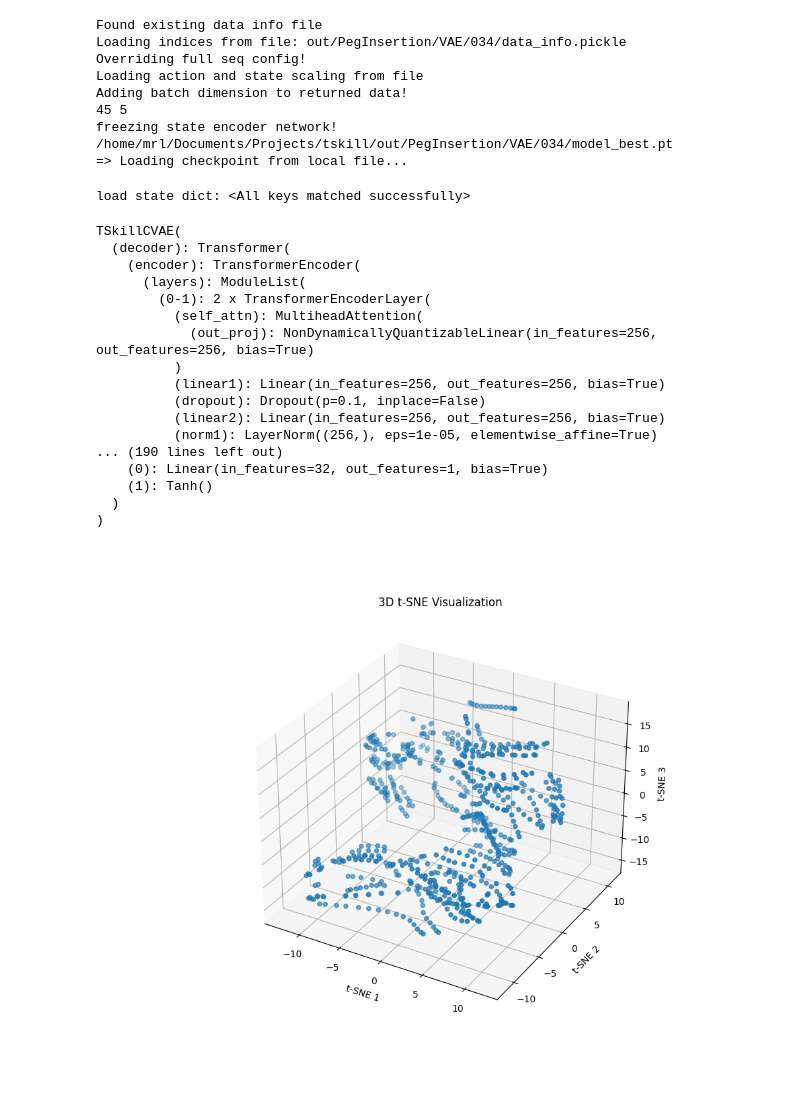
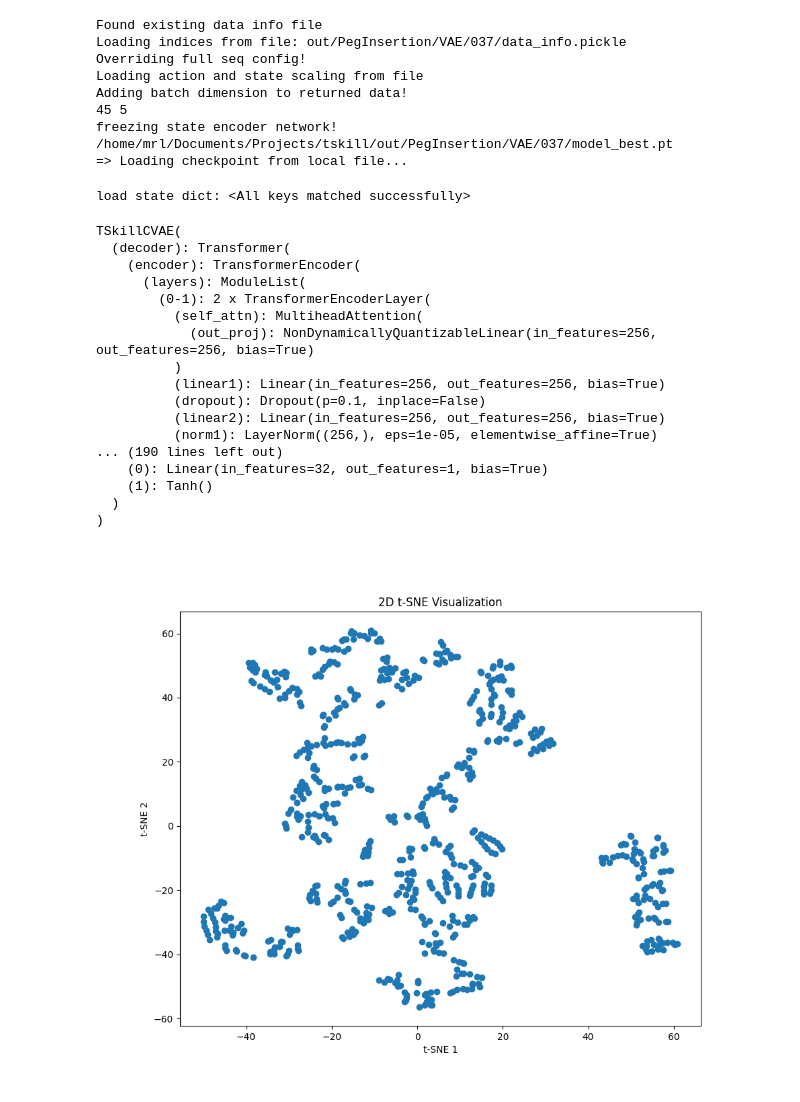
Before and after one commit to apalleiko/tskill, a Jupyter notebook: tsne.ipynb, the cells around one changed output. Drawn from its saved outputs; the diff is of its cells as text; code cells hidden in the pictures.

```diff
--- a/tsne.ipynb
+++ b/tsne.ipynb
@@ -13,7 +13,7 @@ from policy import config
 from policy.dataset.ms2dataset import get_MS_loaders
 from policy.checkpoints import CheckpointIO
 
-model_dir = "/home/mrl/Documents/Projects/tskill/out/PegInsertion/VAE/034"
+model_dir = "/home/mrl/Documents/Projects/tskill/out/PegInsertion/VAE/037"
 cfg_path = os.path.join(model_dir, "config.yaml")
 cfg = config.load_config(cfg_path, None)
 
@@ -39,13 +39,13 @@ stt_encoder = model.stt_encoder
 model.eval()
 # %% [output]
 Found existing data info file
-Loading indices from file: out/PegInsertion/VAE/034/data_info.pickle
+Loading indices from file: out/PegInsertion/VAE/037/data_info.pickle
 Overriding full seq config!
 Loading action and state scaling from file
 Adding batch dimension to returned data!
 45 5
 freezing state encoder network!
-/home/mrl/Documents/Projects/tskill/out/PegInsertion/VAE/034/model_best.pt
+/home/mrl/Documents/Projects/tskill/out/PegInsertion/VAE/037/model_best.pt
 => Loading checkpoint from local file...
 load state dict: <All keys matched successfully>
 TSkillCVAE(
@@ -76,25 +76,34 @@ for i in tqdm(range(len(train_dataset))):
 
         mus = torch.vstack((mus, out["mu"].squeeze()))
 # %%
-tsne = TSNE(3, perplexity=10, early_exaggeration=20)
+tsne = TSNE(2, perplexity=10, early_exaggeration=20)
 tsne_results = tsne.fit_transform(mus)
 # %%
 import matplotlib.pyplot as plt
 from mpl_toolkits.mplot3d import Axes3D
 
 %matplotlib widget
 
+# # Plot the 3D results
+# fig = plt.figure(figsize=(10, 8))
+# ax = fig.add_subplot(111, projection='3d')
+# ax.scatter(tsne_results[:, 0], tsne_results[:, 1], tsne_results[:, 2])
+# ax.set_title('3D t-SNE Visualization')
+# ax.set_xlabel('t-SNE 1')
+# ax.set_ylabel('t-SNE 2')
+# ax.set_zlabel('t-SNE 3')
+# plt.show()
+
 # Plot the 3D results
 fig = plt.figure(figsize=(10, 8))
-ax = fig.add_subplot(111, projection='3d')
-ax.scatter(tsne_results[:, 0], tsne_results[:, 1], tsne_results[:, 2])
-ax.set_title('3D t-SNE Visualization')
+ax = fig.add_subplot(111)
+ax.scatter(tsne_results[:, 0], tsne_results[:, 1])
+ax.set_title('2D t-SNE Visualization')
 ax.set_xlabel('t-SNE 1')
 ax.set_ylabel('t-SNE 2')
-ax.set_zlabel('t-SNE 3')
 plt.show()
 # %% [output]
-[figure, old version]
+[figure, new version]
 # %%
 from sklearn.cluster import KMeans
 from sklearn.neighbors import NearestNeighbors
```
Also changed, not shown: parts of 5 cells of this notebook, 13 other files.
